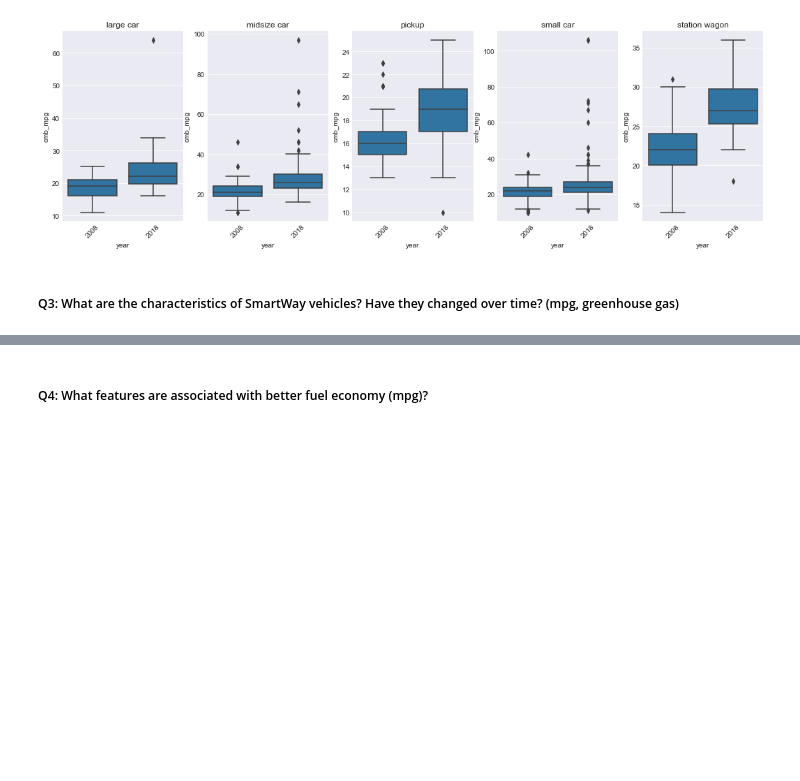
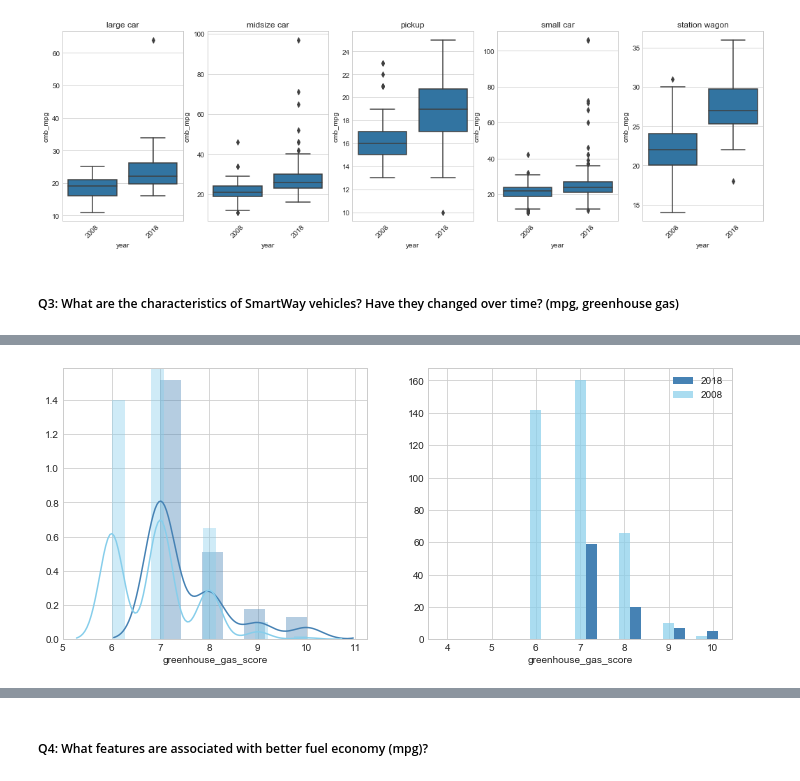
Before and after one commit to VilijaVait/data-analyst-udacity, a Jupyter notebook: exercises/fuel-economy-case-study-data-visuals.ipynb, the cells around one changed output, grey strips where cells are left out. Cells and saved outputs as stored; diff of their text form; code cells hidden in the pictures; blank space fills up the shorter version.

```diff
--- a/exercises/fuel-economy-case-study-data-visuals.ipynb
+++ b/exercises/fuel-economy-case-study-data-visuals.ipynb
@@ -133,0 +144,16 @@ for veh in vehclass:
+# %%
+plt.figure(figsize = [12,5])
+
+plt.subplot(1,2,1)
+sns.distplot(df_fuel[(df_fuel['smartway'] == "Yes")&(df_fuel['year'] == "2018")]['greenhouse_gas_score'], color = 'steelblue')
+sns.distplot(df_fuel[(df_fuel['smartway'] == "yes")&(df_fuel['year'] == "2008")]['greenhouse_gas_score'], color = 'skyblue');
+
+bins = np.arange(4, 10.1, 0.25)
+plt.subplot(1,2,2)
+plt.hist(df_fuel[(df_fuel['smartway'] == "Yes")&(df_fuel['year'] == "2018")]['greenhouse_gas_score'], bins, alpha=1, label='2018', align='right', color = 'steelblue')
+plt.hist(df_fuel[(df_fuel['smartway'] == "yes")&(df_fuel['year'] == "2008")]['greenhouse_gas_score'], bins, alpha=0.7, label='2008', align='left', color = 'skyblue')
+plt.legend(loc='upper right')
+plt.xlabel("greenhouse_gas_score")
+plt.show()
+# %% [output]
+[figure, added]
```
Also changed, not shown: parts of 24 cells of this notebook.
